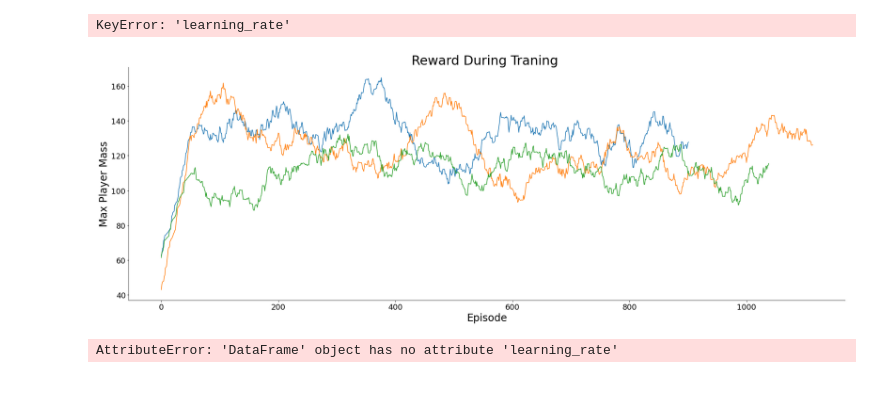
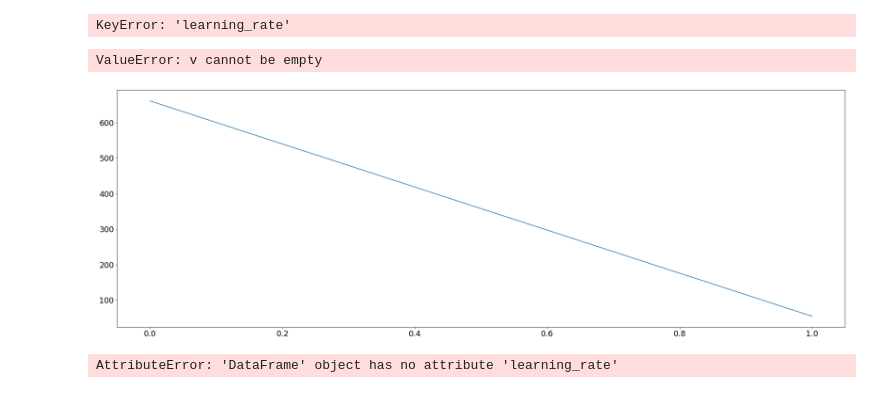
Before and after one commit to Sousf/Agar.io-bot, a Jupyter notebook: agar/Plot.ipynb, the cells around one changed output. Drawn from its saved outputs; the diff is of its cells as text; code cells hidden in the pictures.

```diff
--- a/agar/Plot.ipynb
+++ b/agar/Plot.ipynb
@@ -62,35 +45,36 @@ KeyError: 'learning_rate'
 # %%
 fig, ax = plt.subplots(figsize=(30, 10))
 
 MAX_EP_REWARD = 242.07084202773154
 
 def smooth(y, box_pts):
     box = np.ones(box_pts)/box_pts
     y_smooth = np.convolve(y, box, mode='same')
     return y_smooth
 
 reward = data.reset_index()['player max mass']
-smooth_param = 100
+smooth_param = 1
 
 #for d in data.policy_kwargs:
 #    print(d)
 #ax.plot(smooth(reward, smooth_param)[:-smooth_param])
 
 for trial in range(3):
     ax.plot(smooth(data[data.trial == trial].reset_index()['player max mass'], smooth_param)[:-smooth_param])
 
 # plt.axhline((MAX_EP_REWARD + 21.93) / 2)
 # plt.axhline(MAX_EP_REWARD)
 # plt.legend(frameon=False, fontsize=8)
 
 ax.set_xlabel('Episode', fontsize=MED)
 ax.set_ylabel('Max Player Mass', fontsize=MED)
 ax.set_title('Max Mass During Training ', fontsize=LARGE)
 sns.despine()
 plt.savefig('reward.png', dpi=2*fig.dpi)
 plt.show()
 # %% [output]
+ValueError: v cannot be empty
-[figure, old version]
+[figure, new version]
 # %%
 fig, ax = plt.subplots(figsize=(30, 10))
 
```
Also changed, not shown: parts of 2 cells of this notebook, 3 other files.
